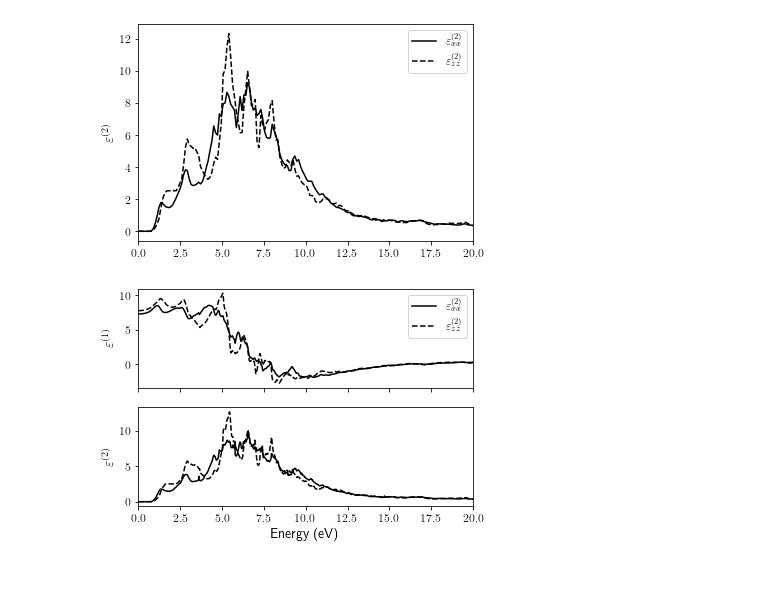
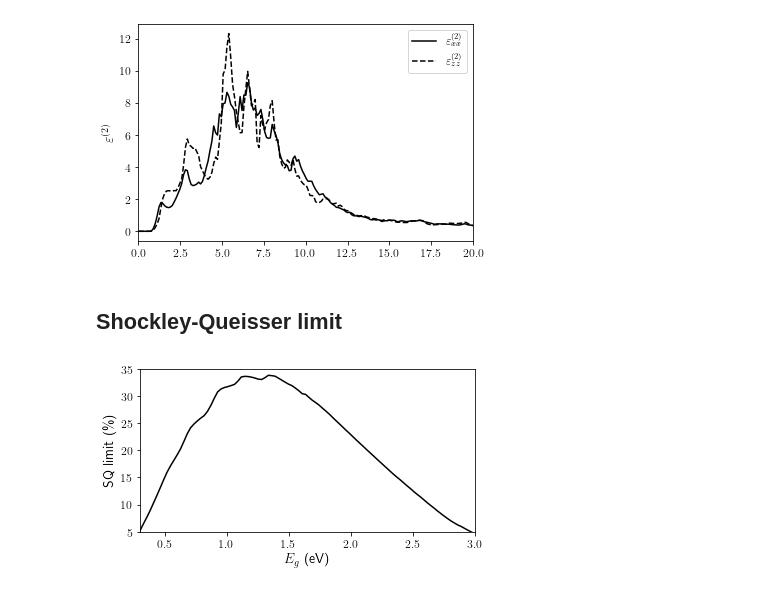
Before and after one commit to mbercx/phd-thesis, a Jupyter notebook: jupyter/slme/figures.ipynb, the cells around one changed output. Cells and saved outputs as stored; diff of their text form; code cells hidden in the pictures.

```diff
--- a/jupyter/slme/figures.ipynb
+++ b/jupyter/slme/figures.ipynb
@@ -49,24 +50,22 @@ tikzplotlib.save(filepath=os.path.join(figures_dir, "diel_CuInSe2_imag.tex"),
                  add_axis_environment=False)
 # %% [output]
 [figure]
-# %%
-font_dict = {"size": 16}
-
-fig, ax = plt.subplots(2, sharex=True)
-
-ax[0].plot(diel.energies, diel.dielectric_tensor[:, 0, 0].real, "k")
-ax[0].plot(diel.energies, diel.dielectric_tensor[:, 2, 2].real, "k--")
-ax[0].set_xlim([0, 20])
-ax[0].legend([r"$\varepsilon^{(1)}_{xx}$", r"$\varepsilon^{(1)}_{zz}$"])
-ax[0].set_ylabel(r"$\varepsilon^{(1)}$")
-
-ax[1].plot(diel.energies, diel.dielectric_tensor[:, 0, 0].imag, "k")
-ax[1].plot(diel.energies, diel.dielectric_tensor[:, 2, 2].imag, "k--")
-ax[1].set_xlim([0, 20])
-ax[0].legend([r"$\varepsilon^{(2)}_{xx}$", r"$\varepsilon^{(2)}_{zz}$"])
-ax[1].set_ylabel(r"$\varepsilon^{(2)}$")
-ax[1].set_xlabel(r"Energy (eV)")
-
-plt.savefig(fname=os.path.join(figures_dir, "diel_CuInSe2.png"), dpi=300)
-# %% [output]
-[figure, removed]
+# %% [markdown]
+## Shockley-Queisser limit
+# %%
+bandgaps = np.linspace(0.3, 3, 100)
+
+sq_limit = [SolarCell.sq(bg)[0] for bg in bandgaps]
+# %%
+fig, ax = plt.subplots(figsize=(6, 3))
+
+ax.plot(bandgaps, np.array(sq_limit) * 1e2, "k")
+ax.set_xlim([0.3, 3])
+ax.set_xlabel(r"$E_g$ (eV)")
+ax.set_ylim([5, 35])
+ax.set_ylabel("SQ limit (\%)")
+
+tikzplotlib.save(filepath=os.path.join(figures_dir, "sq_limit_data.tex"),
+                 add_axis_environment=False)
+# %% [output]
+[figure, added]
```
Also changed, not shown: parts of 1 cell of this notebook, 6 other files.
